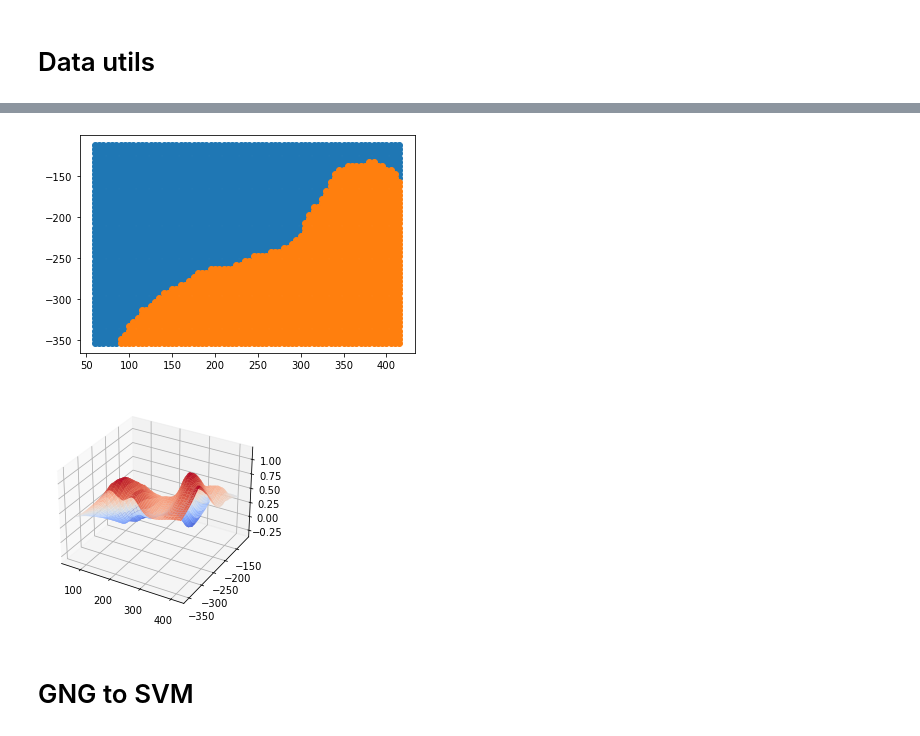
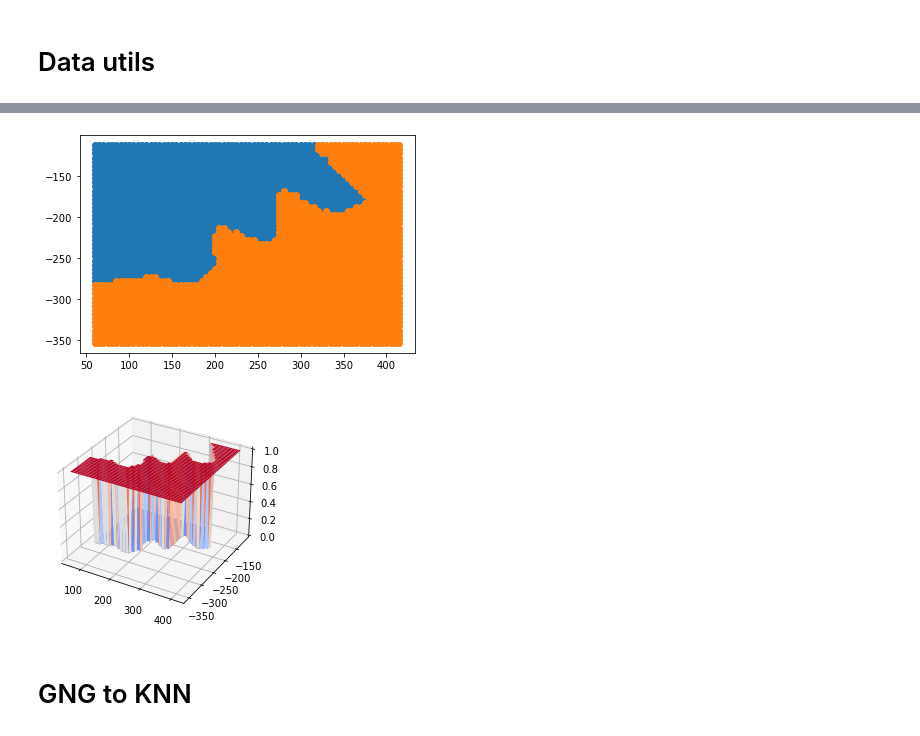
Before and after one commit to jschulz97/8890, a Jupyter notebook: project2/main.ipynb, the cells around one changed output, grey strips where cells are left out. Cells and saved outputs as stored; diff of their text form; code cells hidden in the pictures.

Commit message:
ran initial image data exps. almost done.

```diff
--- a/project2/main.ipynb
+++ b/project2/main.ipynb
@@ -217,0 +202,20 @@ print('Time to complete:', t1-t0)
+# %%
+import knn
+reload(knn)
+
+t0 = time.time()
+
+
+knn_model = knn.KNN(5, combined_x, combined_y)
+
+t1 = time.time()
+preds = test_model(knn_model, combined_x, combined_y)
+
+# rewrite test_model for no centers, no display
+# need full test both on combined_x, with accuracy numberss
+
+
+t2 = time.time()
+print('Length training set:',len(combined_x))
+print('Time to test:', t2-t1)
+print('Time to complete:', t2-t0)
@@ -223,8 +234,8 @@ Accuracy: 0.88
 # %%
-grid_search(combined_x, rbnetwork, step=(5, 5))
+grid_search(combined_x, knn_model, step=(5, 5))
 # %% [output]
-[figure, old version]
+[figure, new version]
-[figure, old version]
+[figure, new version]
 # %% [markdown]
-# GNG to SVM
+# GNG to KNN
 # %%
```
Also changed, not shown: parts of 42 cells of this notebook, 3 other files.
